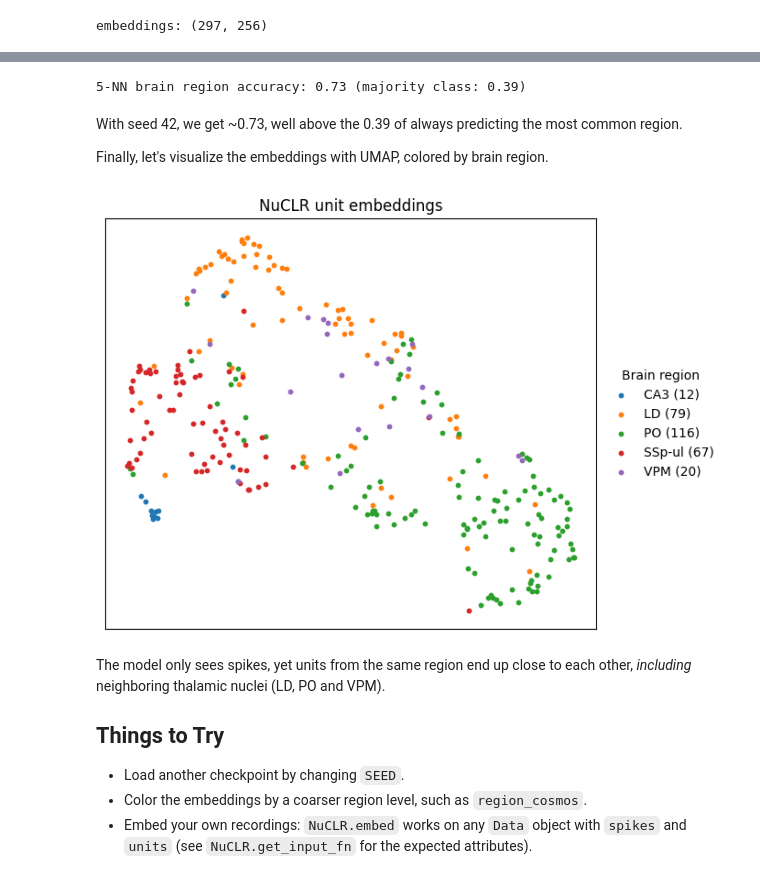
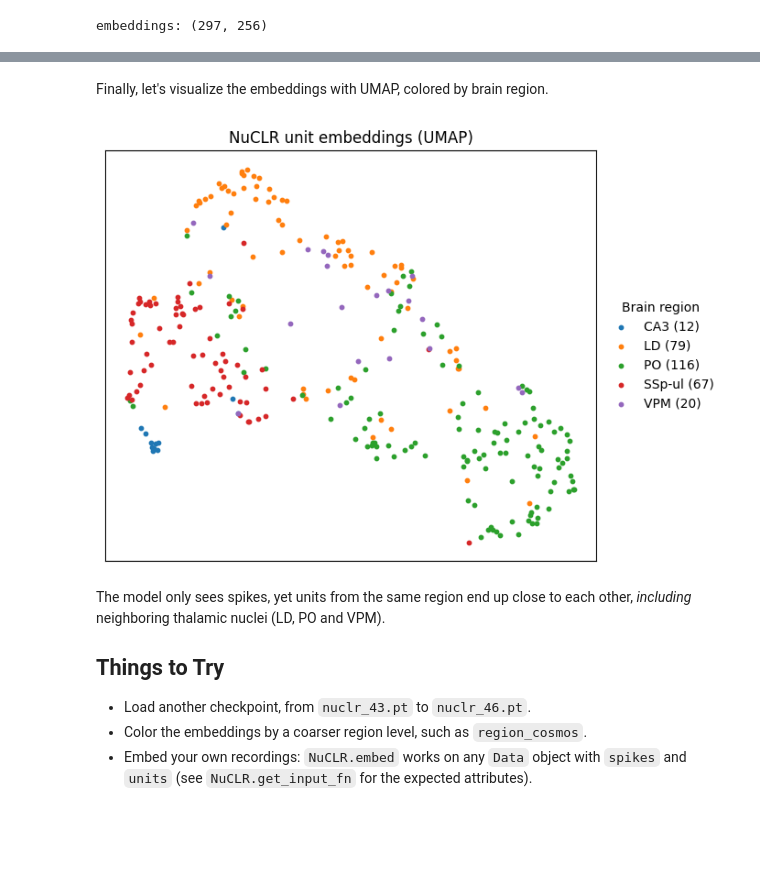
Before and after one commit to neuro-galaxy/torch_brain, a Jupyter notebook: examples/nuclr/pretrained_embeddings.ipynb, the cells around one changed output, grey strips where cells are left out. Saved outputs shown, nothing was run; the diff lists cells and outputs as text; code cells hidden in the pictures; blank space fills up the shorter version.

```diff
--- a/examples/nuclr/pretrained_embeddings.ipynb
+++ b/examples/nuclr/pretrained_embeddings.ipynb
@@ -54,12 +45,20 @@ We should get a ~10.5M parameter model with a 20 s context window.
 # %%
-SEED = 42  # one of 42 to 46
+model = NuCLR(
+    ctx_duration=20.0,  # in seconds
+    latent_step=1.0,  # in seconds
+    bin_size=0.02,  # in seconds
+    dim=256,
+    self_heads=4,
+    lin_dropout=0.3,
+    t_layers=2,
+    st_layers=4,
+    rot_ratio=0.5,
+    rotate_value=True,
+    attn_biases=True,
+)
 
-path = hf_hub_download("nerdslab/ibl-bwb-nuclr", f"nuclr_{SEED}.pt")
+path = hf_hub_download("nerdslab/ibl-bwb-nuclr", "nuclr_42.pt")
 ckpt = torch.load(path, map_location="cpu", weights_only=False)
-
-config = OmegaConf.to_container(ckpt["cfg"]["model"])
-config.pop("_target_")
-model = NuCLR(**config)
 model.load_state_dict(ckpt["model_state_dict"])
 model = model.to(device)
 
@@ -86,8 +81,7 @@ if not path.exists():
     urlretrieve(URL, path.with_suffix(".part"))
     path.with_suffix(".part").replace(path)
 
-with h5py.File(path) as f:
-    data = Data.from_hdf5(f, lazy=False)
+data = Data.load(path, lazy=False)
 
 duration = data.domain.end[-1] - data.domain.start[0]
 print(f"{len(data.units.id)} units, {duration / 60:.0f} minutes")
@@ -160,34 +155,26 @@ Units labeled `root` were not assigned to a region, so we leave them out.
-# %%
-region = data.units.region_beryl.astype(str)
-keep = ~np.isnan(emb).any(1) & ~np.isin(region, ["root", "void"])
-x, y = normalize(emb[keep]), region[keep]
-
-acc = cross_val_score(KNeighborsClassifier(5), x, y, cv=5).mean()
-majority = np.unique(y, return_counts=True)[1].max() / len(y)
-print(f"5-NN brain region accuracy: {acc:.2f} (majority class: {majority:.2f})")
-# %% [output]
-5-NN brain region accuracy: 0.73 (majority class: 0.39)
 # %% [markdown]
-With seed 42, we get ~0.73, well above the 0.39 of always predicting the most common region.
-
 Finally, let's visualize the embeddings with UMAP, colored by brain region.
 # %%
+region = data.units.region_beryl.astype(str)
+keep = ~np.isnan(emb).any(1) & ~np.isin(region, ["root", "void"])  # "root" and "void" are not real regions.
+x, y = normalize(emb[keep]), region[keep]
+
 xy = umap.UMAP(random_state=0).fit_transform(x)
 
 fig, ax = plt.subplots(figsize=(7, 5))
 for r in np.unique(y):
     ax.scatter(*xy[y == r].T, s=10, label=f"{r} ({(y == r).sum()})")
-ax.set(xticks=[], yticks=[], title="NuCLR unit embeddings")
+ax.set(xticks=[], yticks=[], title="NuCLR unit embeddings (UMAP)")
 ax.legend(title="Brain region", frameon=False, loc="center left", bbox_to_anchor=(1, 0.5))
 fig.tight_layout()
 plt.show()
 # %% [output]
-[figure, old version]
+[figure, new version]
 # %% [markdown]
 The model only sees spikes, yet units from the same region end up close to each other, *including* neighboring thalamic nuclei (LD, PO and VPM).
 
 ## Things to Try
 
-- Load another checkpoint by changing `SEED`.
+- Load another checkpoint, from `nuclr_43.pt` to `nuclr_46.pt`.
 - Color the embeddings by a coarser region level, such as `region_cosmos`.
 - Embed your own recordings: `NuCLR.embed` works on any `Data` object with `spikes` and `units` (see `NuCLR.get_input_fn` for the expected attributes).
```
Also changed, not shown: parts of 15 cells of this notebook, 1 other file.
